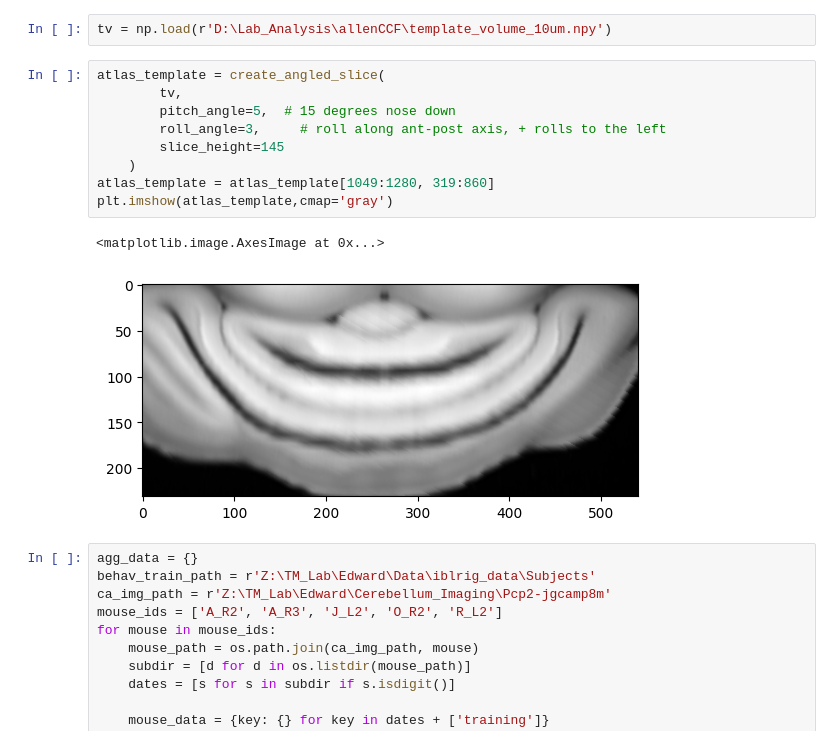
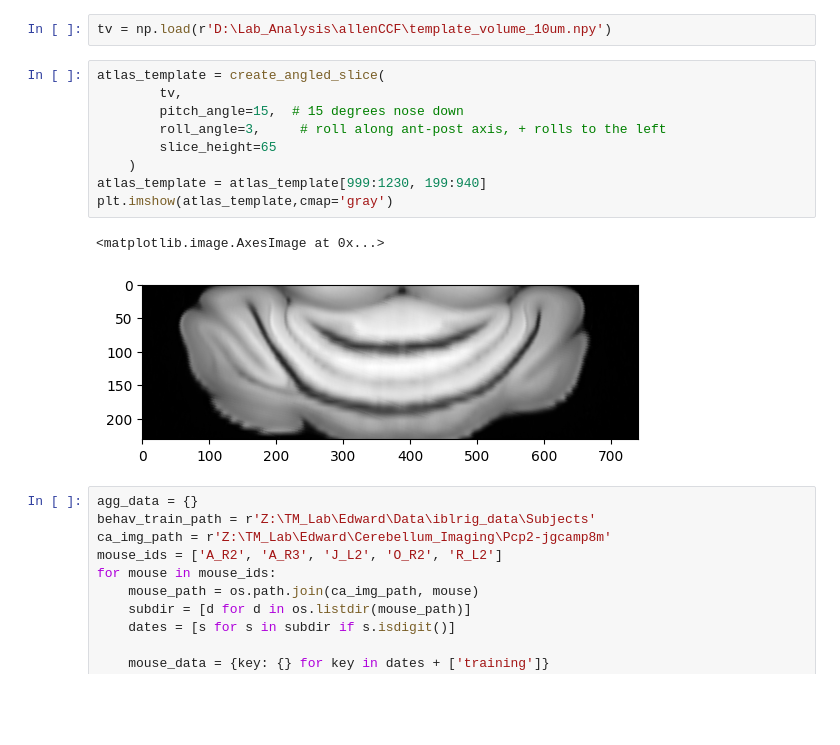
Before and after one commit to edwardyan95/ibllib, a Jupyter notebook: examples/multimice_aggregate.ipynb, the cells around one changed output. Cells and saved outputs as stored; diff of their text form; blank space fills up the shorter version.

```diff
--- a/examples/multimice_aggregate.ipynb
+++ b/examples/multimice_aggregate.ipynb
@@ -36,15 +36,15 @@ tv = np.load(r'D:\Lab_Analysis\allenCCF\template_volume_10um.npy')
 # %%
 atlas_template = create_angled_slice(
         tv,
-        pitch_angle=5,  # 15 degrees nose down
+        pitch_angle=15,  # 15 degrees nose down
         roll_angle=3,     # roll along ant-post axis, + rolls to the left
-        slice_height=145
+        slice_height=65
     )
-atlas_template = atlas_template[1049:1280, 319:860]
+atlas_template = atlas_template[999:1230, 199:940]
 plt.imshow(atlas_template,cmap='gray')
 # %% [output]
 <matplotlib.image.AxesImage at 0x...>
-[figure, old version]
+[figure, new version]
 # %%
 agg_data = {}
 behav_train_path = r'Z:\TM_Lab\Edward\Data\iblrig_data\Subjects'
```
Also changed, not shown: parts of 16 cells of this notebook, 8 other files.
